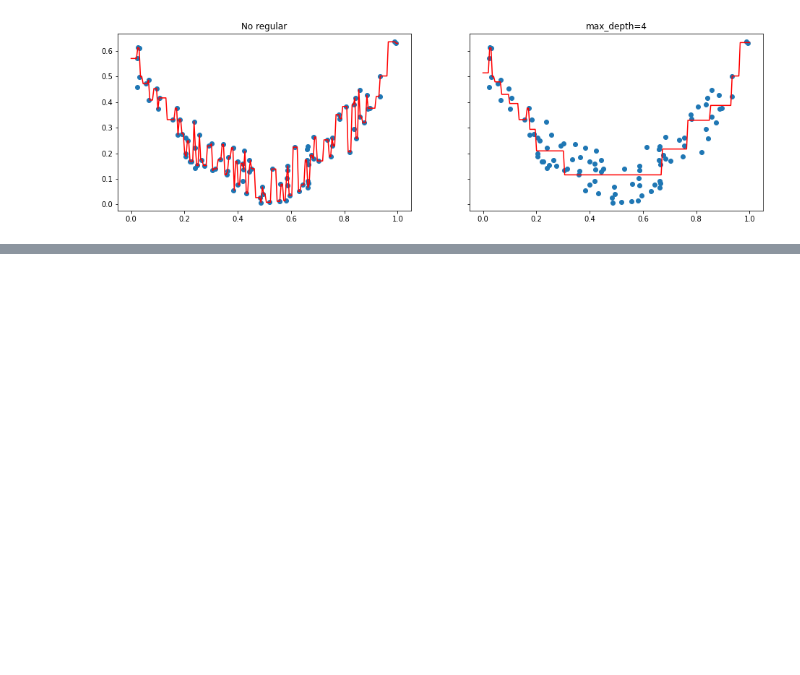
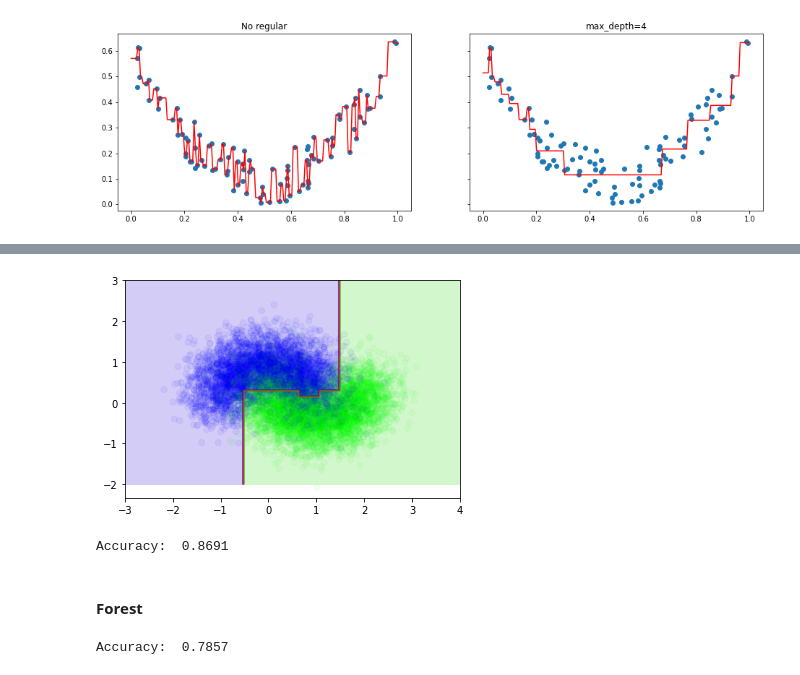
Before and after one commit to HectorFranc/ML-notebook, a Jupyter notebook: lessons/4.-DecisionTrees.ipynb, the cells around one changed output, grey strips where cells are left out. Cells and saved outputs as stored; diff of their text form; code cells hidden in the pictures; blank space fills up the shorter version.

```diff
--- a/lessons/4.-DecisionTrees.ipynb
+++ b/lessons/4.-DecisionTrees.ipynb
@@ -80,0 +167,72 @@ plt.show()
+# %%
+from sklearn.metrics import accuracy_score
+tree_clf = grid_cv.best_estimator_
+
+def plot_clf(clf, axes):
+    x0 = np.linspace(axes[0], axes[1], 200)
+    x1 = np.linspace(axes[2], axes[3], 200)
+    xx, yy = np.meshgrid(x0, x1)
+
+    X_new = np.c_[xx.ravel(), yy.ravel()]
+    y_pred = clf.predict(X_new).reshape(xx.shape)
+
+    plt.contour(xx, yy, y_pred, cmap='brg', alpha=0.3)
+    plt.contourf(xx, yy, y_pred, cmap='brg', alpha=0.2)
+
+plot_clf(tree_clf, [-3, 4, -2, 3])
+plt.scatter(X[:, 0], X[:, 1], c=y, alpha=0.05, cmap='brg')
+
+plt.show()
+
+print('Accuracy: ', accuracy_score(y, tree_clf.predict(X)))
+# %% [output]
+[figure, added]
+Accuracy:  0.8691
+# %% [markdown]
+#### Forest
+# %%
+from sklearn.base import clone
+from scipy.stats import mode
+from sklearn.model_selection import ShuffleSplit
+
+class CustomRandomForestClassifier:
+    def __init__(self, base_classifier, n_estimators=1000, instances_per_estimator=1, random_state=0):
+        self.n_estimators = n_estimators
+        self.estimators = [clone(base_classifier) for _ in range(n_estimators)]
+        self.instances_per_estimator = instances_per_estimator
+        self.random_state = random_state
+
+    def fit(self, X, y):
+        X = self._transform_input(X)
+        rs = ShuffleSplit(n_splits=self.n_estimators, random_state=self.random_state, train_size=self.instances_per_estimator)
+
+        for estimator, (train_indexes, _ ) in zip(self.estimators, rs.split(X)):
+            estimator.fit(X[train_indexes], y[train_indexes])
+
+        return self
+
+    def predict_proba(self, X):
+        X = self._transform_input(X)
+
+        predictions = [estimator.predict(X).reshape(-1, ) for estimator in self.estimators]
+        predictions = np.array(predictions).T
+
+        return mode(predictions, axis=1)
+
+    def predict(self, X):
+        modes = self.predict_proba(X)
+
+        return modes.mode
+
+    def _transform_input(self, X):
+        if X.ndim == 1:
+            return X.reshape(1, -1)
+        elif X.ndim == 2:
+            return X
+        else:
+            raise Exeption('Invalid X shape')
+
+forest_clf = CustomRandomForestClassifier(tree_clf, n_estimators=1000, instances_per_estimator=500, random_state=42).fit(X, y)
+print('Accuracy: ', accuracy_score(y, forest_clf.predict(X)))
+# %% [output]
+Accuracy:  0.7857
```
Also changed, not shown: parts of 6 cells of this notebook.
